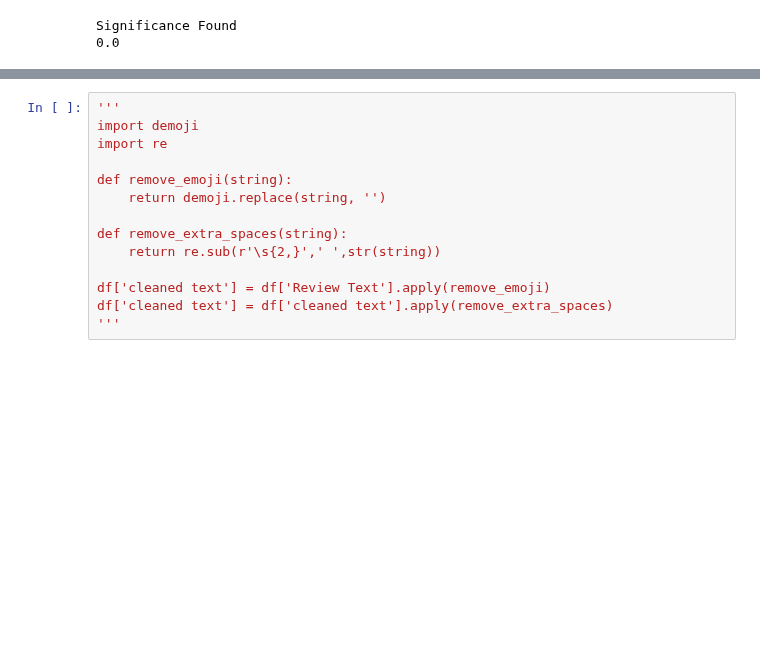
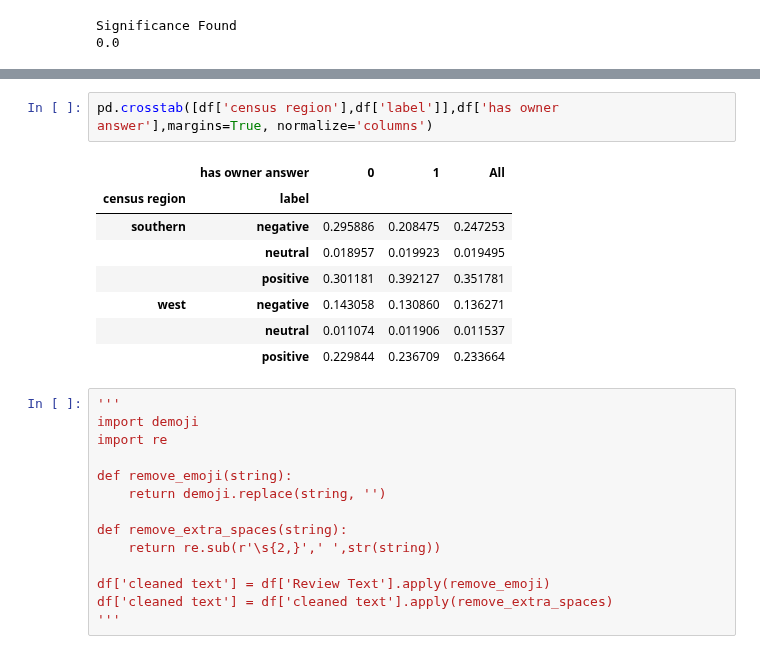
Before and after one commit to CGRowe96/WGU_MSDA, a Jupyter notebook: D214/capstone.ipynb, the cells around one changed output, grey strips where cells are left out. Drawn from its saved outputs; the diff is of its cells as text; blank space fills up the shorter version.

```diff
--- a/D214/capstone.ipynb
+++ b/D214/capstone.ipynb
@@ -333,3 +369,14 @@ Significance Found
+# %%
+pd.crosstab([df['census region'],df['label']],df['has owner answer'],margins=True, normalize='columns')
+# %% [output]
+|  | has owner answer | 0 | 1 | All |
+| census region | label |  |  |  |
+| southern | negative | 0.295886 | 0.208475 | 0.247253 |
+|  | neutral | 0.018957 | 0.019923 | 0.019495 |
+|  | positive | 0.301181 | 0.392127 | 0.351781 |
+| west | negative | 0.143058 | 0.130860 | 0.136271 |
+|  | neutral | 0.011074 | 0.011906 | 0.011537 |
+|  | positive | 0.229844 | 0.236709 | 0.233664 |
 # %%
 '''
 import demoji
```
Also changed, not shown: parts of 4 cells of this notebook.
